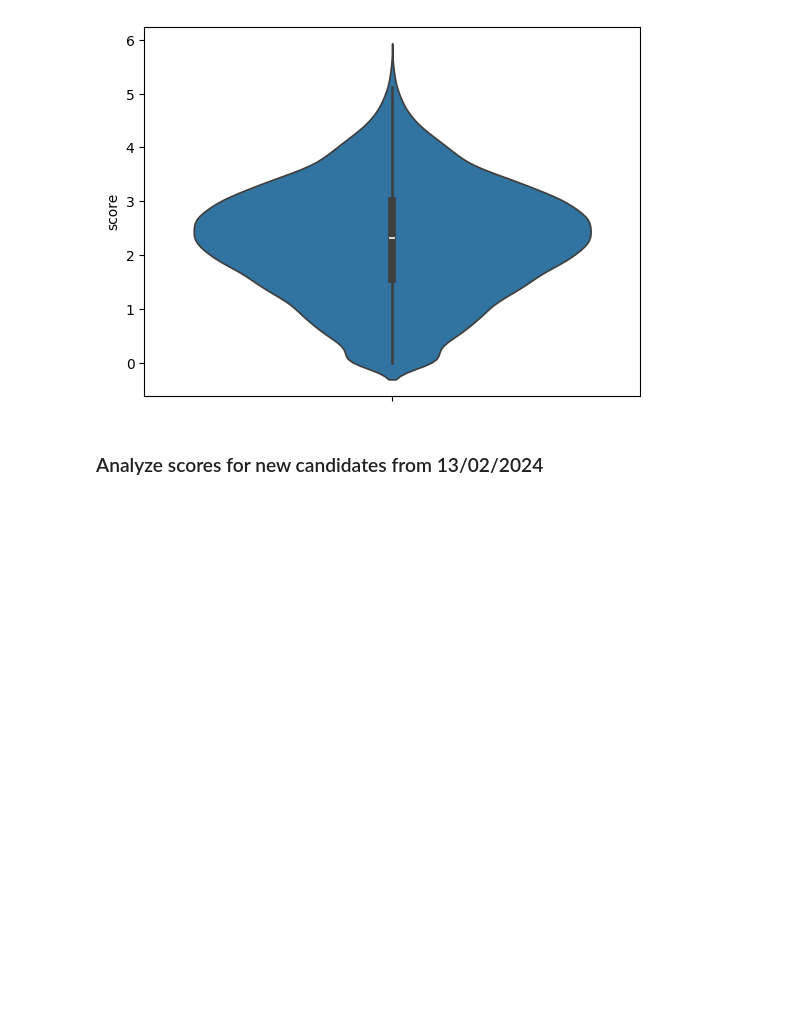
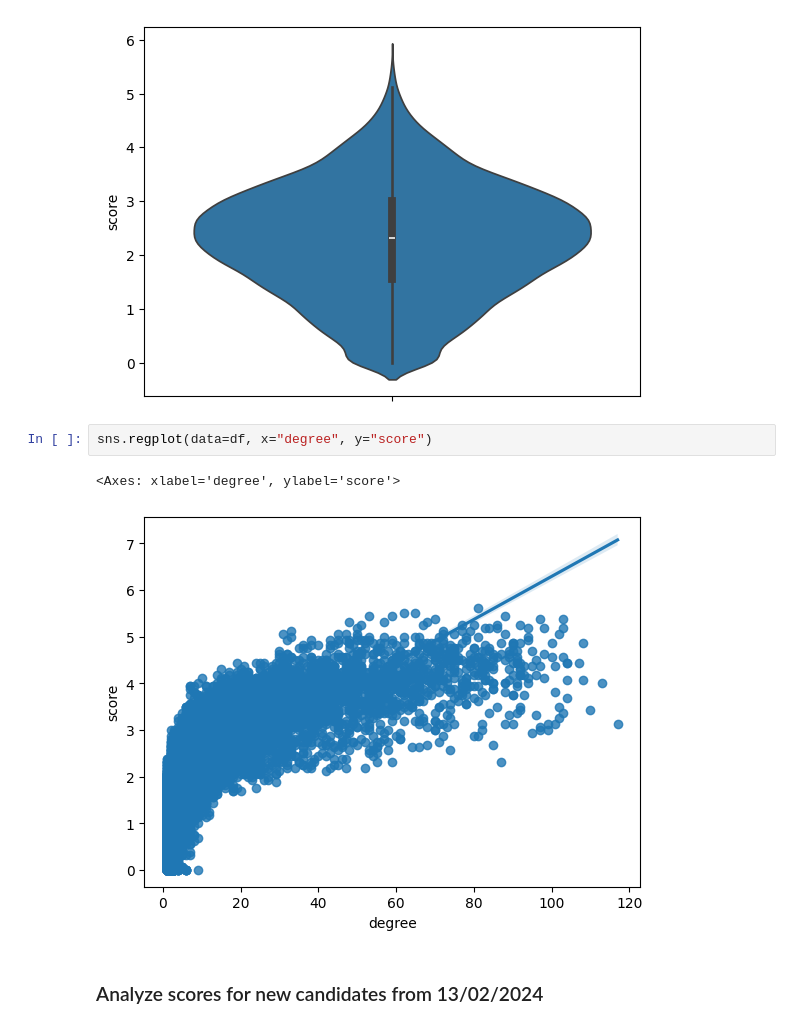
Before and after one commit to jjjk123/grexome-TIMC-Secondary-interactome, a Jupyter notebook: Interactome/test_newCentrality20240213.ipynb, the cells around one changed output. Saved outputs shown, nothing was run; the diff lists cells and outputs as text; blank space fills up the shorter version.

```diff
--- a/Interactome/test_newCentrality20240213.ipynb
+++ b/Interactome/test_newCentrality20240213.ipynb
@@ -198,6 +203,11 @@ sns.violinplot(data=df, y='score')
 # %% [output]
 <Axes: ylabel='score'>
 [figure]
+# %%
+sns.regplot(data=df, x="degree", y="score")
+# %% [output]
+<Axes: xlabel='degree', ylabel='score'>
+[figure, added]
 # %% [markdown]
 ### Analyze scores for new candidates from 13/02/2024
 # %%
```
Also changed, not shown: parts of 13 cells of this notebook.
